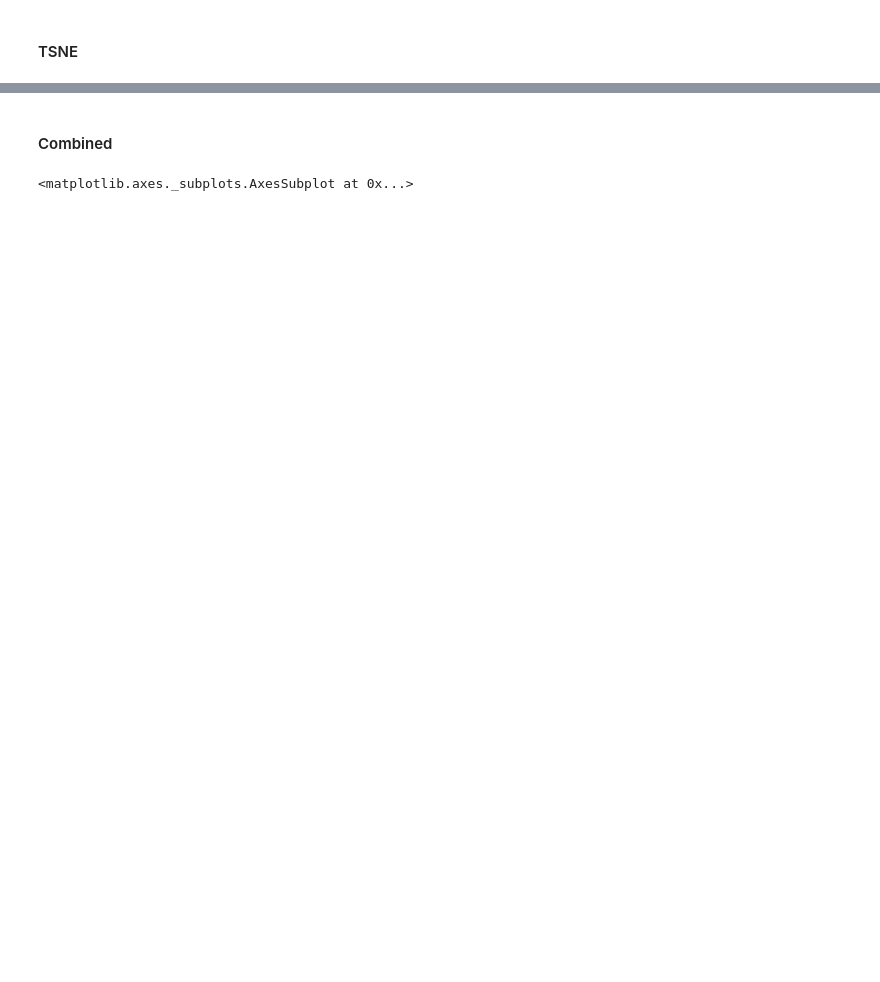
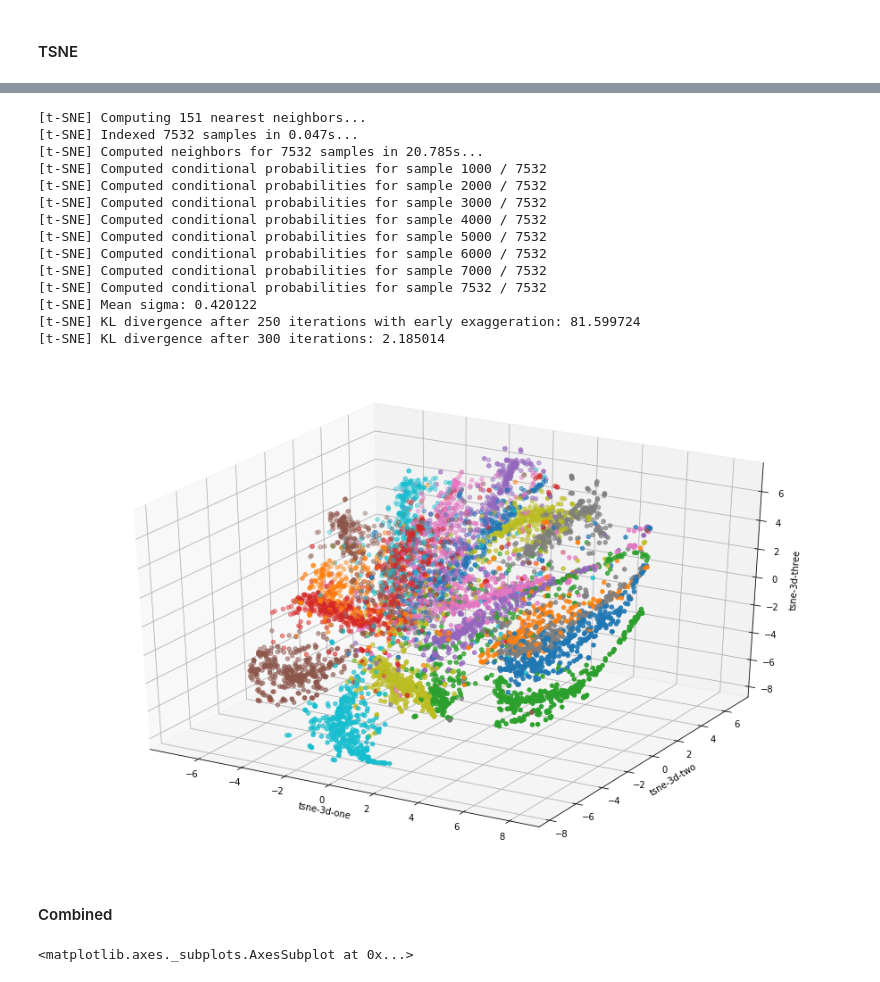
Before and after one commit to gdh14/gnn_and_att_on_nlp, a Jupyter notebook: text_classification/visualization.ipynb, the cells around one changed output, grey strips where cells are left out. Saved outputs shown, nothing was run; the diff lists cells and outputs as text; code cells hidden in the pictures; blank space fills up the shorter version.

```diff
--- a/text_classification/visualization.ipynb
+++ b/text_classification/visualization.ipynb
@@ -303,3 +306,42 @@ sns.scatterplot(
+# %%
+# 3d
+np.random.seed(42)
+time_start = time.time()
+tsne = TSNE(n_components=3, verbose=1, perplexity=50, n_iter=300)
+tsne_results = tsne.fit_transform(data_subset)
+
+df_subset['tsne-3d-one'] = tsne_results[:,0]
+df_subset['tsne-3d-two'] = tsne_results[:,1]
+df_subset['tsne-3d-three'] = tsne_results[:,1]
+
+ax = plt.figure(figsize=(16,10)).gca(projection='3d')
+ax.scatter(
+    xs=df_subset.loc[rndperm,:]["tsne-3d-one"],
+    ys=df_subset.loc[rndperm,:]["tsne-3d-two"],
+    zs=df_subset.loc[rndperm,:]["tsne-3d-three"],
+    c=df_subset.loc[rndperm,:]["label"],
+    cmap='tab10'
+)
+ax.set_xlabel('tsne-3d-one')
+ax.set_ylabel('tsne-3d-two')
+ax.set_zlabel('tsne-3d-three')
+plt.show()
+# %% [output]
+[t-SNE] Computing 151 nearest neighbors...
+[t-SNE] Indexed 7532 samples in 0.047s...
+[t-SNE] Computed neighbors for 7532 samples in 20.785s...
+[t-SNE] Computed conditional probabilities for sample 1000 / 7532
+[t-SNE] Computed conditional probabilities for sample 2000 / 7532
+[t-SNE] Computed conditional probabilities for sample 3000 / 7532
+[t-SNE] Computed conditional probabilities for sample 4000 / 7532
+[t-SNE] Computed conditional probabilities for sample 5000 / 7532
+[t-SNE] Computed conditional probabilities for sample 6000 / 7532
+[t-SNE] Computed conditional probabilities for sample 7000 / 7532
+[t-SNE] Computed conditional probabilities for sample 7532 / 7532
+[t-SNE] Mean sigma: 0.420122
+[t-SNE] KL divergence after 250 iterations with early exaggeration: 81.599724
+[t-SNE] KL divergence after 300 iterations: 2.185014
+[figure, added]
 # %% [markdown]
 #### Combined
 # %%
```
Also changed, not shown: parts of 9 cells of this notebook.
